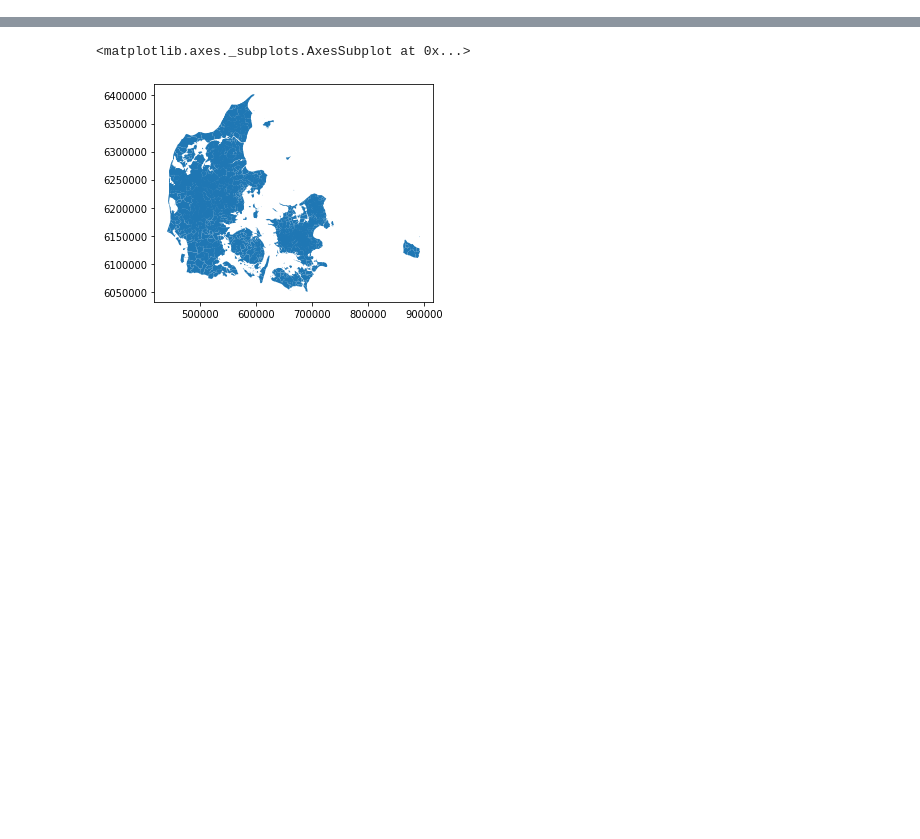
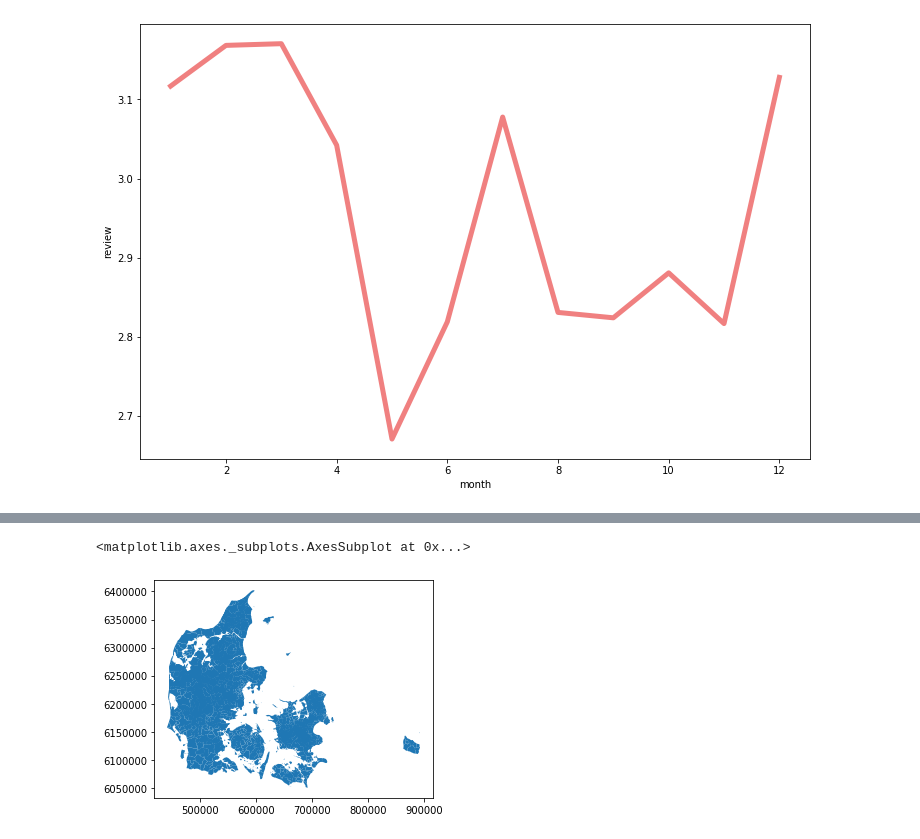
Before and after one commit to annarenneke/Group19, a Jupyter notebook: EXAM/Descriptive Stat.ipynb, the cells around one changed output, grey strips where cells are left out. Cells and saved outputs as stored; diff of their text form; code cells hidden in the pictures; blank space fills up the shorter version.

```diff
--- a/EXAM/Descriptive Stat.ipynb
+++ b/EXAM/Descriptive Stat.ipynb
@@ -101,3 +149,8 @@ Name: price, dtype: float64
+# %%
+fig , ax = plt.subplots(1 , figsize = (12 , 8))
+ax = sns.lineplot(x = 'month' , y = 'review' , data = df , color = 'lightcoral' , linewidth = 5 , ci = None)
+# %% [output]
+[figure, added]
 # %%
 import geopandas as gpd
 
```
Also changed, not shown: parts of 6 cells of this notebook, 2 other files.
